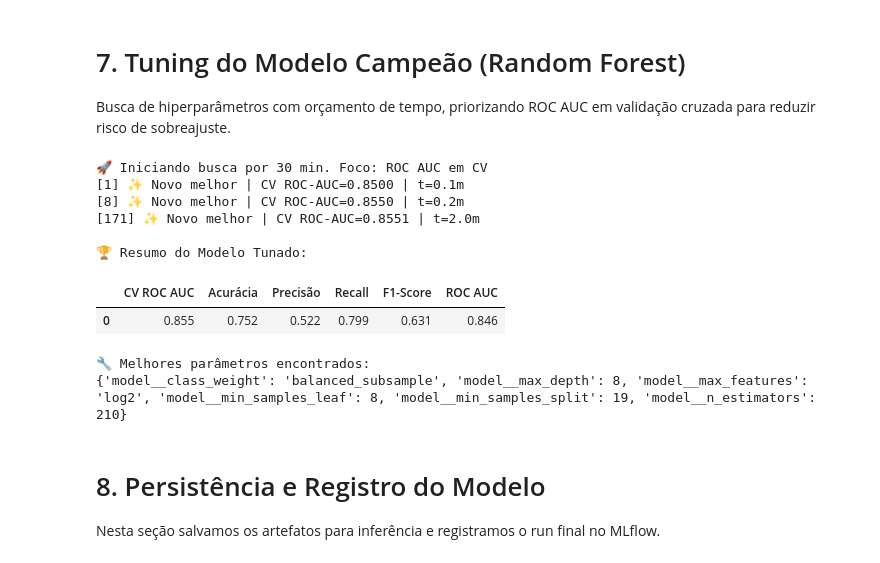
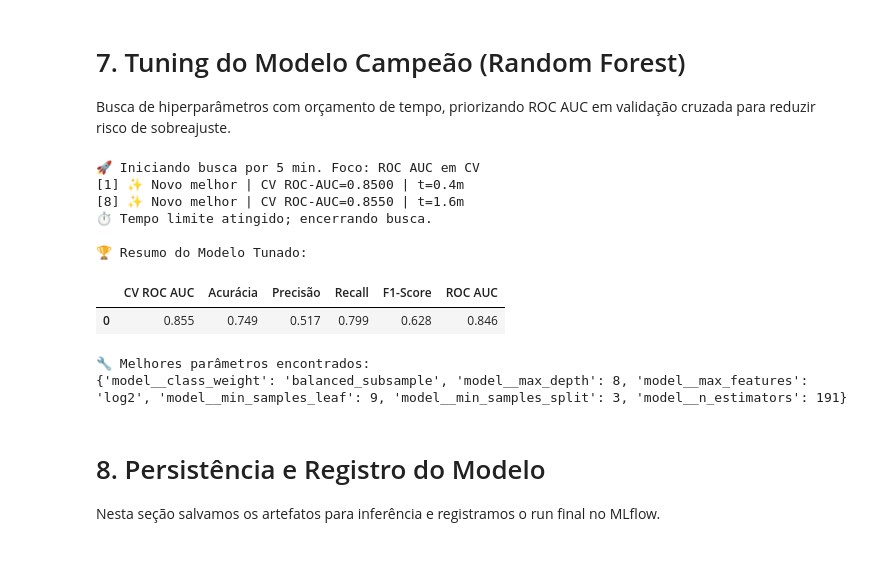
Before and after one commit to fiap-postech-ml-engineering/ml-churn-prediction, a Jupyter notebook: notebooks/02_baselines.ipynb, the cells around one changed output. Drawn from its saved outputs; the diff is of its cells as text; code cells hidden in the pictures.

```diff
--- a/notebooks/02_baselines.ipynb
+++ b/notebooks/02_baselines.ipynb
@@ -395,7 +395,7 @@ import time
 from sklearn.model_selection import ParameterSampler
 
 # Parâmetros do processo
-TIME_LIMIT_MINUTES = 30
+TIME_LIMIT_MINUTES = 5
 AUC_TARGET = 0.87  # opcional, para parada antecipada
 
 start_time = time.time()
@@ -459,40 +459,40 @@ for i, params in enumerate(sampler, start=1):
         # parada antecipada opcional
         if mean_cv >= AUC_TARGET:
             print(f"🎯 Alvo de CV ROC-AUC {AUC_TARGET:.2f} atingido. Encerrando busca.")
             break
 
 # Melhor modelo encontrado
 best_rf = best["pipeline"]
 
 # Avaliação final no teste: apenas UMA VEZ, depois da escolha
 y_pred_tuned = best_rf.predict(X_test_selected)
 y_proba_tuned = best_rf.predict_proba(X_test_selected)[:, 1]
 
 tuned_metrics = {
     "CV ROC AUC": best["cv_roc_auc"],
     "Acurácia": accuracy_score(y_test, y_pred_tuned),
     "Precisão": precision_score(y_test, y_pred_tuned),
     "Recall": recall_score(y_test, y_pred_tuned),
     "F1-Score": f1_score(y_test, y_pred_tuned),
     "ROC AUC": roc_auc_score(y_test, y_proba_tuned),
 }
 
 print("\n🏆 Resumo do Modelo Tunado:")
 display(pd.DataFrame([tuned_metrics]).round(3))
 
 print("\n🔧 Melhores parâmetros encontrados:")
 print(best["params"])
 # %% [output]
-🚀 Iniciando busca por 30 min. Foco: ROC AUC em CV
-[1] ✨ Novo melhor | CV ROC-AUC=0.8500 | t=0.1m
-[8] ✨ Novo melhor | CV ROC-AUC=0.8550 | t=0.2m
-[171] ✨ Novo melhor | CV ROC-AUC=0.8551 | t=2.0m
+🚀 Iniciando busca por 5 min. Foco: ROC AUC em CV
+[1] ✨ Novo melhor | CV ROC-AUC=0.8500 | t=0.4m
+[8] ✨ Novo melhor | CV ROC-AUC=0.8550 | t=1.6m
+⏱️ Tempo limite atingido; encerrando busca.
 
 🏆 Resumo do Modelo Tunado:
 |  | CV ROC AUC | Acurácia | Precisão | Recall | F1-Score | ROC AUC |
-| 0 | 0.855 | 0.752 | 0.522 | 0.799 | 0.631 | 0.846 |
+| 0 | 0.855 | 0.749 | 0.517 | 0.799 | 0.628 | 0.846 |
 🔧 Melhores parâmetros encontrados:
-{'model__class_weight': 'balanced_subsample', 'model__max_depth': 8, 'model__max_features': 'log2', 'model__min_samples_leaf': 8, 'model__min_samples_split': 19, 'model__n_estimators': 210}
+{'model__class_weight': 'balanced_subsample', 'model__max_depth': 8, 'model__max_features': 'log2', 'model__min_samples_leaf': 9, 'model__min_samples_split': 3, 'model__n_estimators': 191}
 # %% [markdown]
 # 8. Persistência e Registro do Modelo
 Nesta seção salvamos os artefatos para inferência e registramos o run final no MLflow.
```
Also changed, not shown: parts of 4 cells of this notebook, 6 other files.
